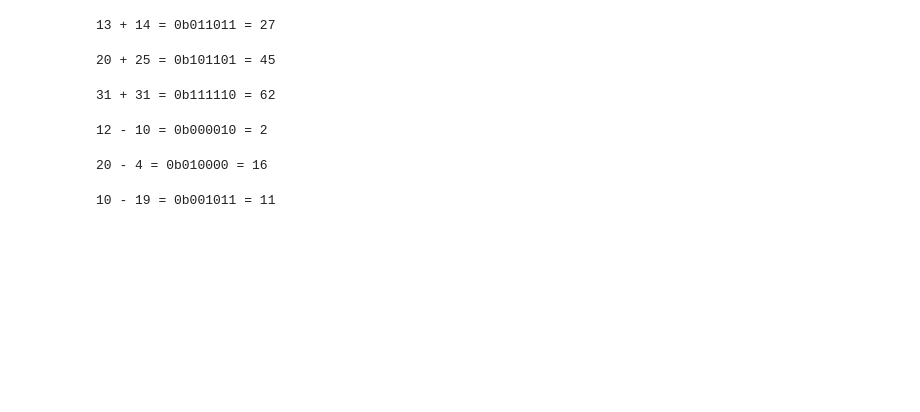
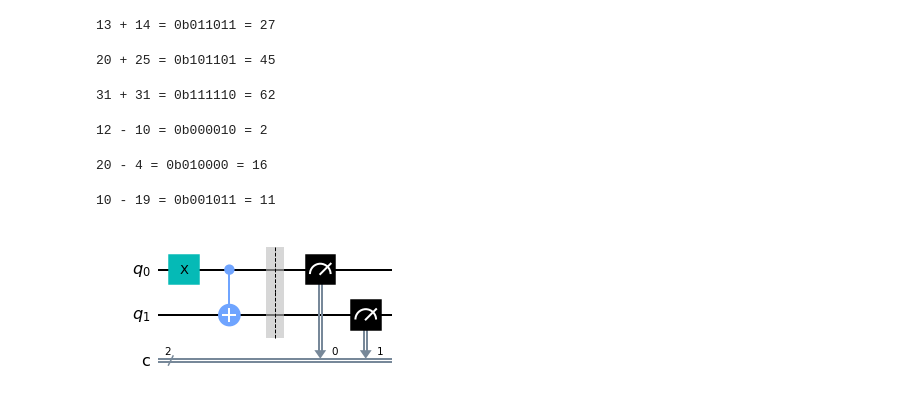
Before and after one commit to JAllsop/Quantum-Full-Adder, a Jupyter notebook: ELEN4022_Lab_2_2021.ipynb, the cells around one changed output. Drawn from its saved outputs; the diff is of its cells as text; code cells hidden in the pictures; blank space fills up the shorter version.

```diff
--- a/ELEN4022_Lab_2_2021.ipynb
+++ b/ELEN4022_Lab_2_2021.ipynb
@@ -395,3 +406,13 @@ result = FiveBit.minus(30,19)
 print("10 - 19 = 0b" + result + " = " + str(int(result,2)))
 # %% [output]
 10 - 19 = 0b001011 = 11
+# %%
+test_circ = QuantumCircuit(2,2)
+test_circ.x(0)
+test_circ.cx(0,1)
+test_circ.barrier()
+test_circ.measure(0,0)
+test_circ.measure(1,1)
+test_circ.draw('mpl', True)
+# %% [output]
+[figure, added]
```
Also changed, not shown: parts of 12 cells of this notebook.
